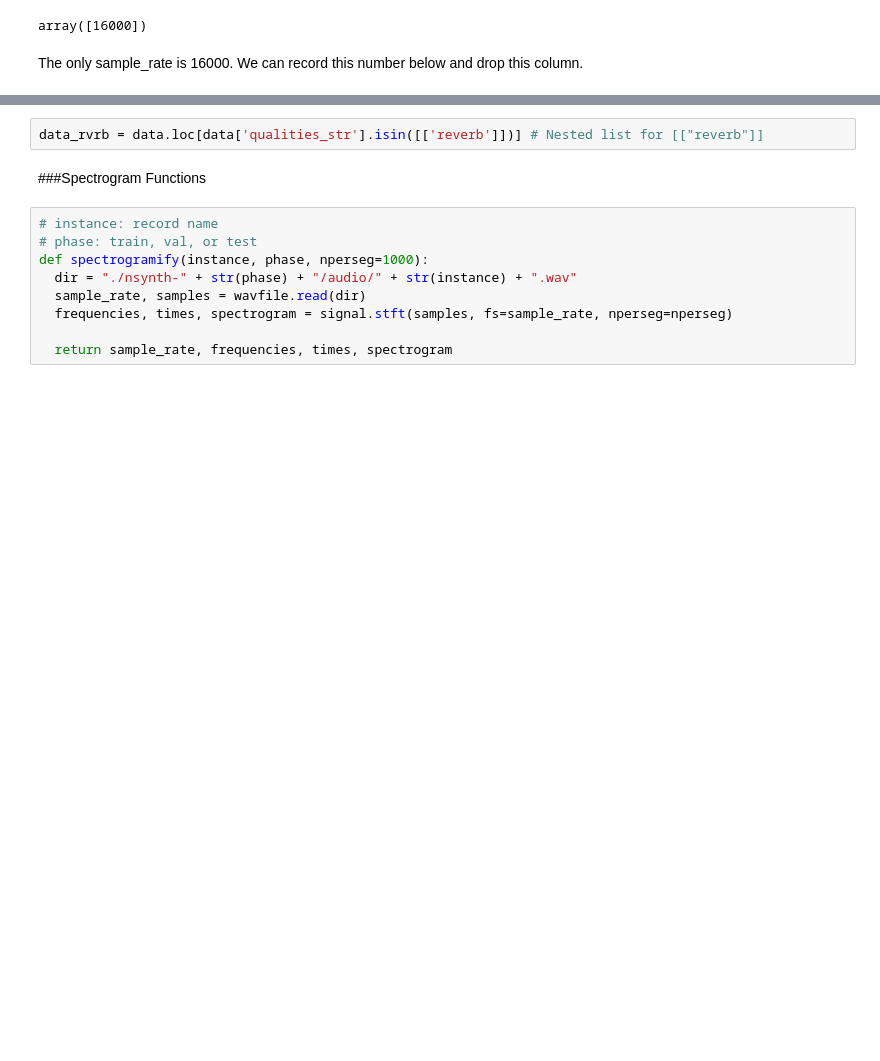
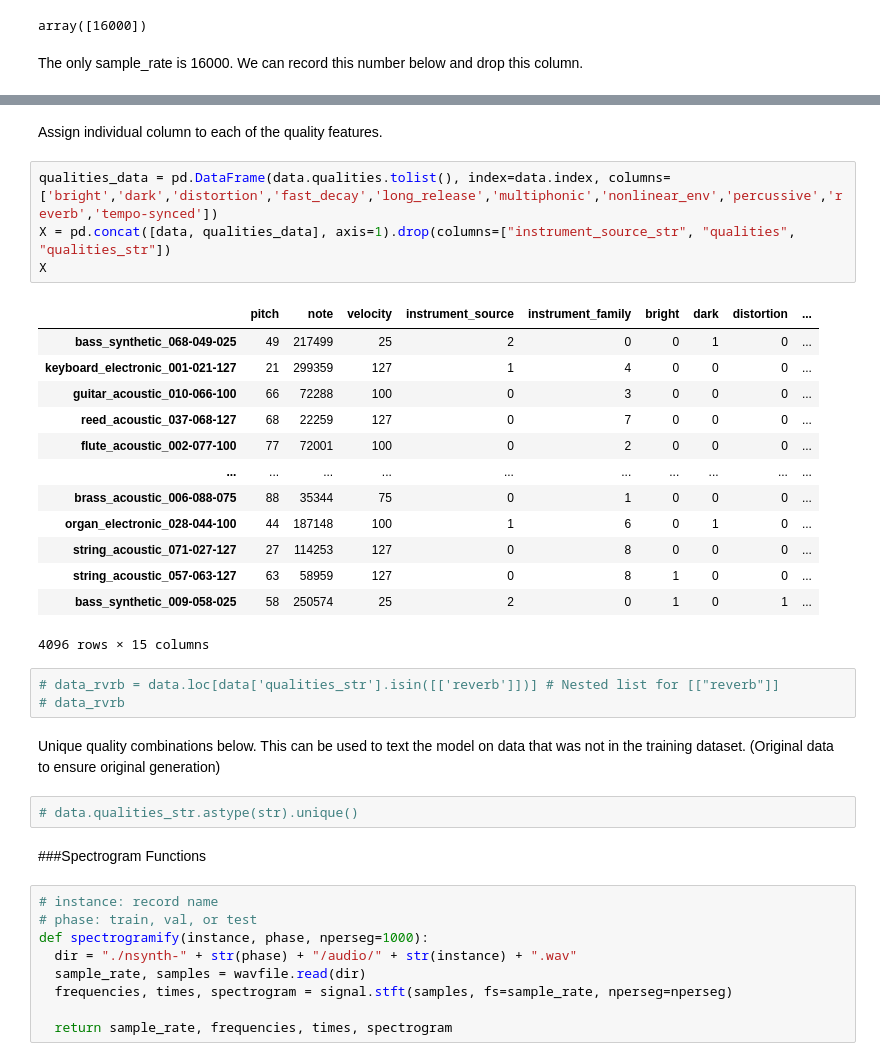
Before and after one commit to leodup/HummingFace, a Jupyter notebook: HummingFace.ipynb, the cells around one changed output, grey strips where cells are left out. Cells and saved outputs as stored; diff of their text form; blank space fills up the shorter version.

```diff
--- a/HummingFace.ipynb
+++ b/HummingFace.ipynb
@@ -77,8 +80,33 @@ data.head()
 | guitar_acoustic_010-066-100 | [0, 0, 0, 0, 0, 0, 0, 0, 0, 0] | 66 | 72288 | acoustic | 100 | [] | 0 | ... |
 | reed_acoustic_037-068-127 | [0, 0, 0, 0, 0, 0, 0, 0, 1, 0] | 68 | 22259 | acoustic | 127 | [reverb] | 0 | ... |
 | flute_acoustic_002-077-100 | [0, 0, 0, 0, 0, 0, 0, 0, 1, 0] | 77 | 72001 | acoustic | 100 | [reverb] | 0 | ... |
+# %% [markdown]
+Assign individual column to each of the quality features.
+# %%
+qualities_data = pd.DataFrame(data.qualities.tolist(), index=data.index, columns=['bright','dark','distortion','fast_decay','long_release','multiphonic','nonlinear_env','percussive','reverb','tempo-synced'])
+X = pd.concat([data, qualities_data], axis=1).drop(columns=["instrument_source_str", "qualities", "qualities_str"])
+X
+# %% [output]
+|  | pitch | note | velocity | instrument_source | instrument_family | bright | dark | distortion | ... |
+| bass_synthetic_068-049-025 | 49 | 217499 | 25 | 2 | 0 | 0 | 1 | 0 | ... |
+| keyboard_electronic_001-021-127 | 21 | 299359 | 127 | 1 | 4 | 0 | 0 | 0 | ... |
+| guitar_acoustic_010-066-100 | 66 | 72288 | 100 | 0 | 3 | 0 | 0 | 0 | ... |
+| reed_acoustic_037-068-127 | 68 | 22259 | 127 | 0 | 7 | 0 | 0 | 0 | ... |
+| flute_acoustic_002-077-100 | 77 | 72001 | 100 | 0 | 2 | 0 | 0 | 0 | ... |
+| ... | ... | ... | ... | ... | ... | ... | ... | ... | ... |
+| brass_acoustic_006-088-075 | 88 | 35344 | 75 | 0 | 1 | 0 | 0 | 0 | ... |
+| organ_electronic_028-044-100 | 44 | 187148 | 100 | 1 | 6 | 0 | 1 | 0 | ... |
+| string_acoustic_071-027-127 | 27 | 114253 | 127 | 0 | 8 | 0 | 0 | 0 | ... |
+| string_acoustic_057-063-127 | 63 | 58959 | 127 | 0 | 8 | 1 | 0 | 0 | ... |
+| bass_synthetic_009-058-025 | 58 | 250574 | 25 | 2 | 0 | 1 | 0 | 1 | ... |
+4096 rows × 15 columns
 # %%
-data_rvrb = data.loc[data['qualities_str'].isin([['reverb']])] # Nested list for [["reverb"]]
+# data_rvrb = data.loc[data['qualities_str'].isin([['reverb']])] # Nested list for [["reverb"]]
+# data_rvrb
+# %% [markdown]
+Unique quality combinations below. This can be used to text the model on data that was not in the training dataset. (Original data to ensure original generation)
+# %%
+# data.qualities_str.astype(str).unique()
 # %% [markdown]
 ###Spectrogram Functions
 # %%
```
Also changed, not shown: parts of 44 cells of this notebook.
